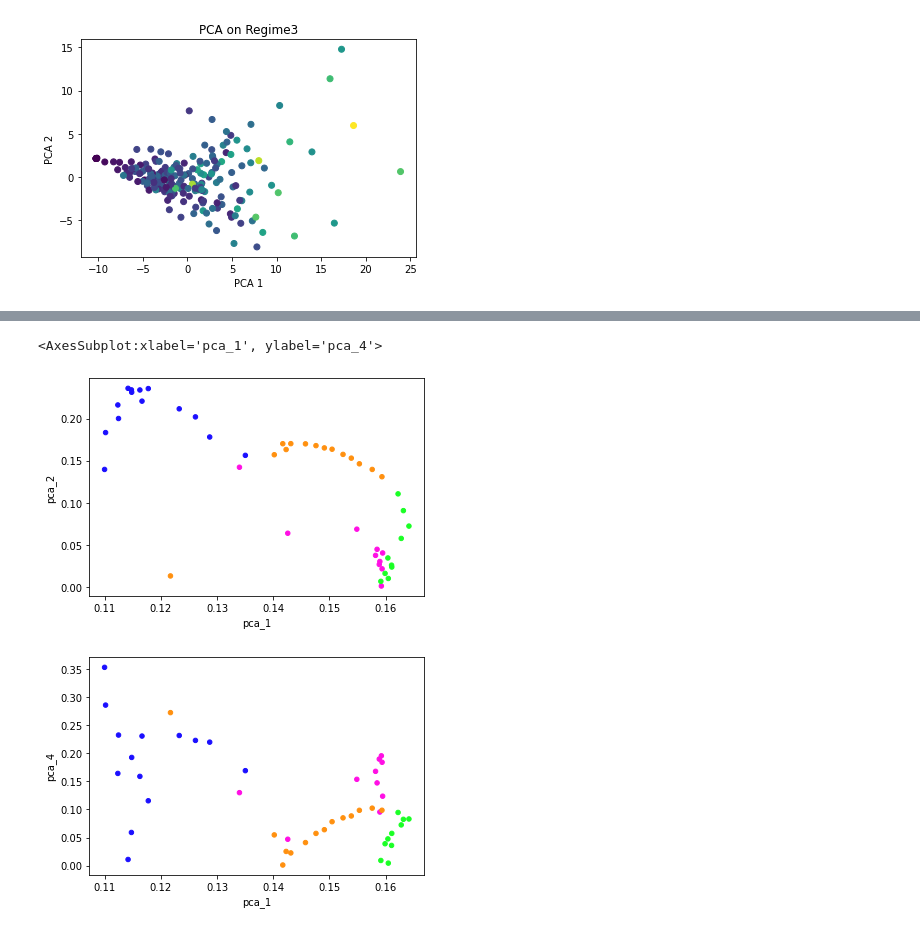
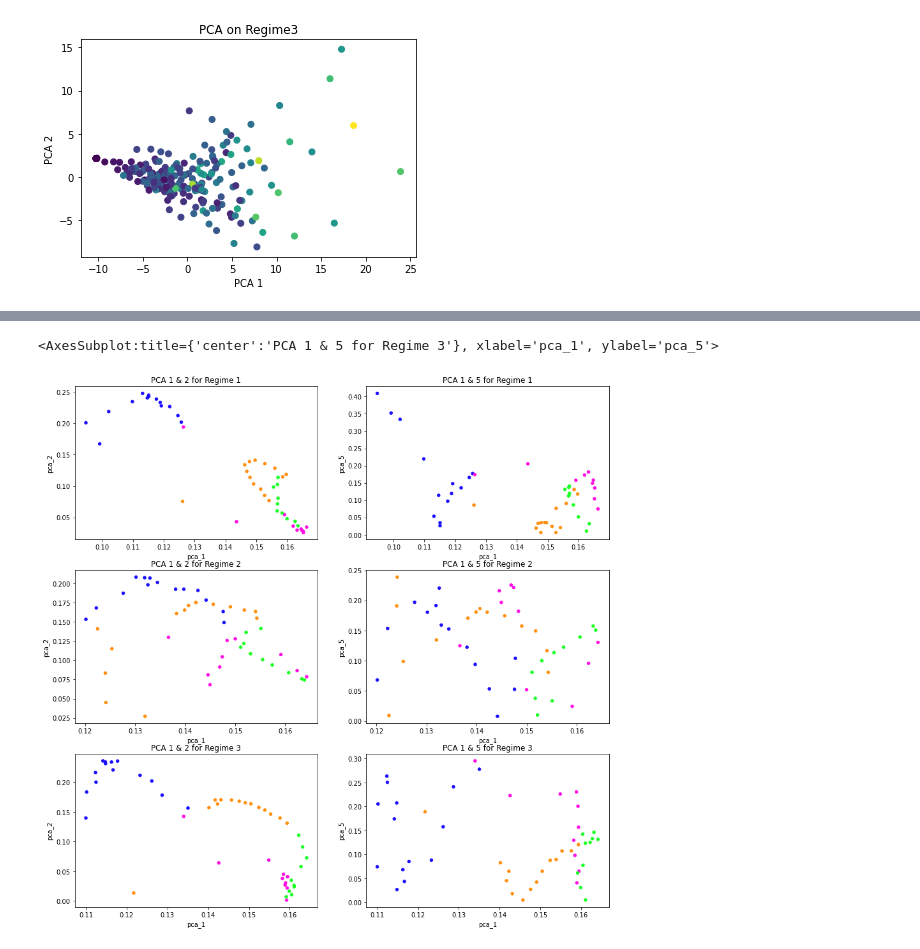
Before and after one commit to amirmahmoudi1967/Drosophila-Genetic-Analysis, a Jupyter notebook: Main.ipynb, the cells around one changed output, grey strips where cells are left out. Drawn from its saved outputs; the diff is of its cells as text; code cells hidden in the pictures.

```diff
--- a/Main.ipynb
+++ b/Main.ipynb
@@ -299,7 +287,11 @@ df_comp_pca_R2.plot(kind='scatter',x='pca_1',y='pca_5',color=color_grade_point()
-# %%
-df_comp_pca_R3.plot(kind='scatter',x='pca_1',y='pca_2',color=color_grade_point())
-df_comp_pca_R3.plot(kind='scatter',x='pca_1',y='pca_4',color=color_grade_point())
-# %% [output]
-<AxesSubplot:xlabel='pca_1', ylabel='pca_4'>
-[figure, removed]
-[figure, removed]
+# %%
+fig,ax=plt.subplots(3,2,figsize=(15,15))
+df_comp_pca_R1.plot(kind='scatter',x='pca_1',y='pca_2',color=color_grade_point(),ax=ax[0,0],title='PCA 1 & 2 for Regime 1')
+df_comp_pca_R1.plot(kind='scatter',x='pca_1',y='pca_5',color=color_grade_point(),ax=ax[0,1],title='PCA 1 & 5 for Regime 1')
+df_comp_pca_R2.plot(kind='scatter',x='pca_1',y='pca_2',color=color_grade_point(),ax=ax[1,0],title='PCA 1 & 2 for Regime 2')
+df_comp_pca_R2.plot(kind='scatter',x='pca_1',y='pca_5',color=color_grade_point(),ax=ax[1,1],title='PCA 1 & 5 for Regime 2')
+df_comp_pca_R3.plot(kind='scatter',x='pca_1',y='pca_2',color=color_grade_point(),ax=ax[2,0],title='PCA 1 & 2 for Regime 3')
+df_comp_pca_R3.plot(kind='scatter',x='pca_1',y='pca_5',color=color_grade_point(),ax=ax[2,1],title='PCA 1 & 5 for Regime 3')
+# %% [output]
+<AxesSubplot:title={'center':'PCA 1 & 5 for Regime 3'}, xlabel='pca_1', ylabel='pca_5'>
+[figure, added]
```
Also changed, not shown: parts of 4 cells of this notebook.
